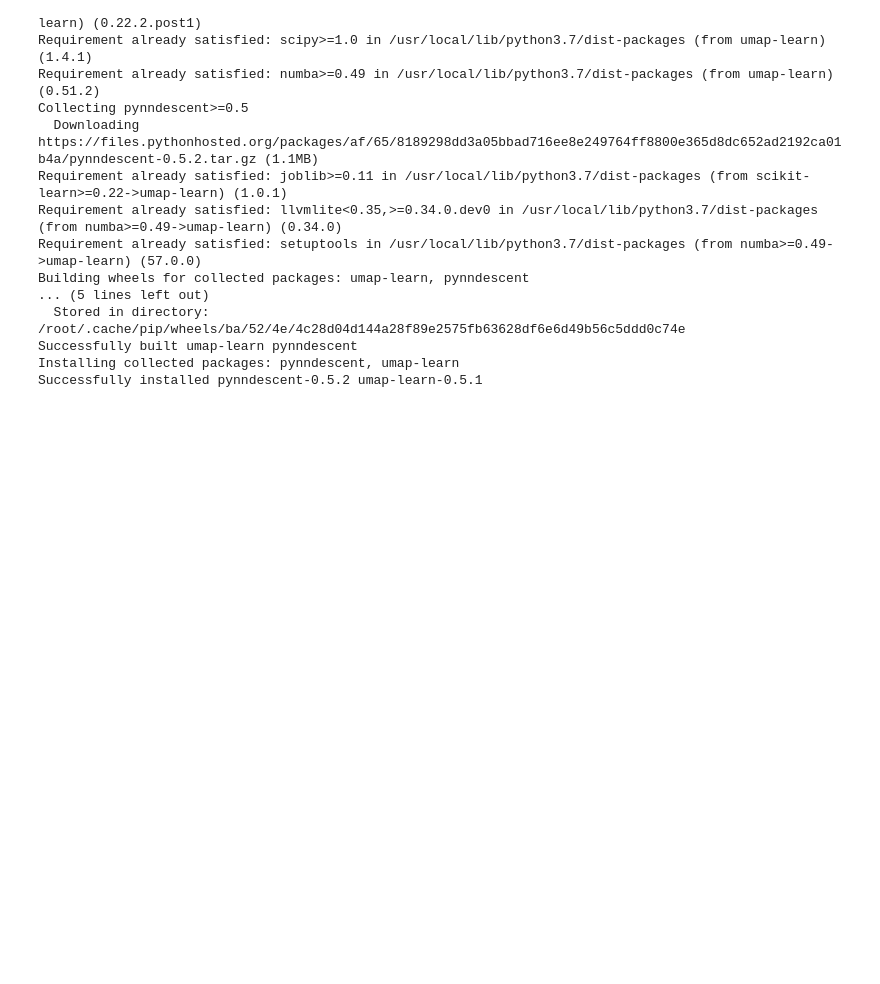
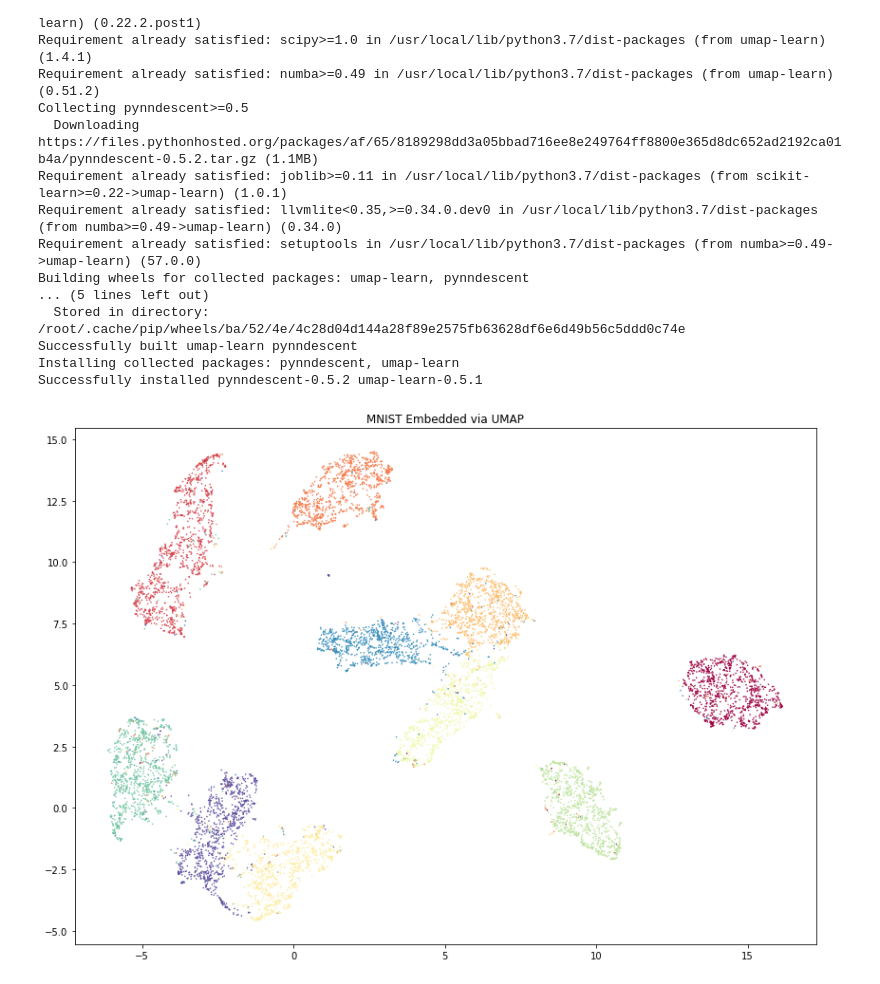
Before and after one commit to raulbenitez/IWANN21, a Jupyter notebook: MNIST_data_exploration.ipynb, the cells around one changed output. Saved outputs shown, nothing was run; the diff lists cells and outputs as text; code cells hidden in the pictures; blank space fills up the shorter version.

```diff
--- a/MNIST_data_exploration.ipynb
+++ b/MNIST_data_exploration.ipynb
@@ -163,5 +226,7 @@ import umap
 embedding = umap.UMAP(n_neighbors=5).fit_transform(test)
 # %%
 fig, ax = plt.subplots(1, figsize=(14, 10))
-plt.scatter(*embedding.T, s=0.3, c=y_train, cmap='Spectral', alpha=1.0)
+plt.scatter(*embedding.T, s=0.3, c=y_test, cmap='Spectral', alpha=1.0)
 plt.title('MNIST Embedded via UMAP');
+# %% [output]
+[figure, added]
```
Also changed, not shown: parts of 13 cells of this notebook.
